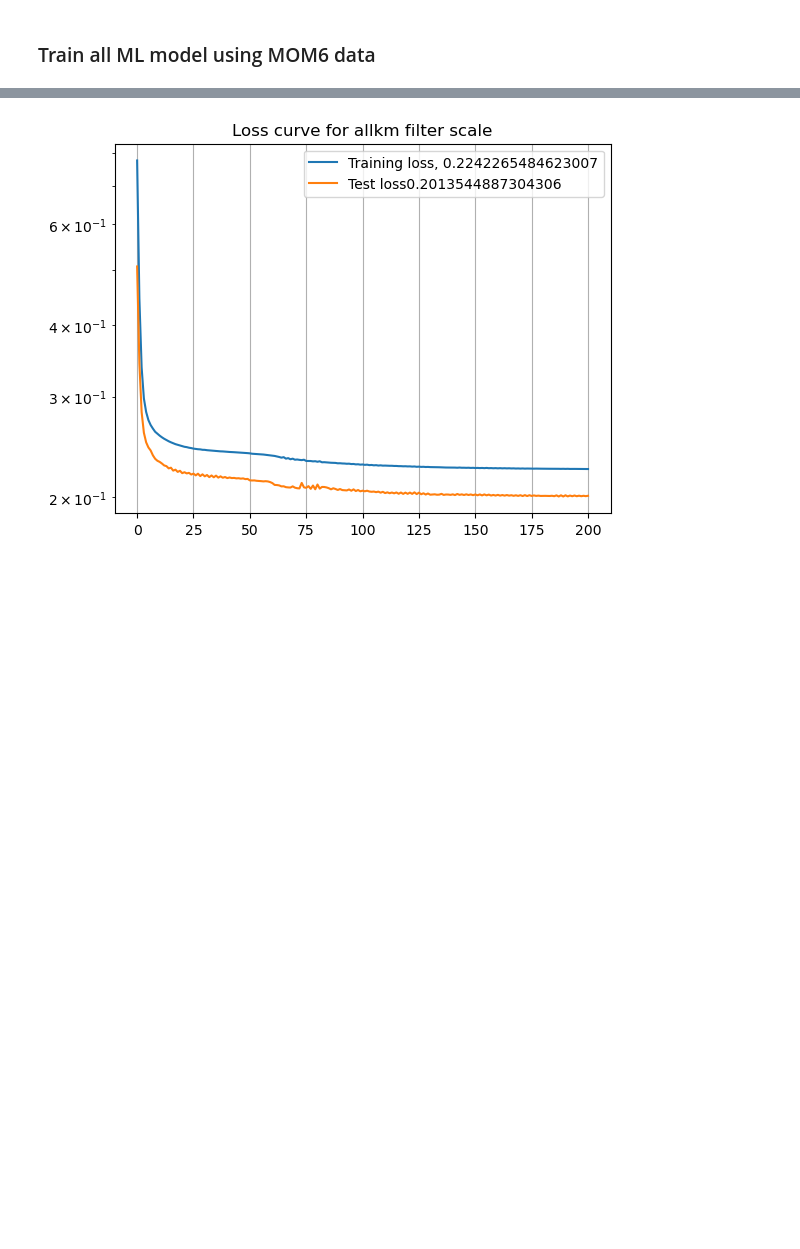
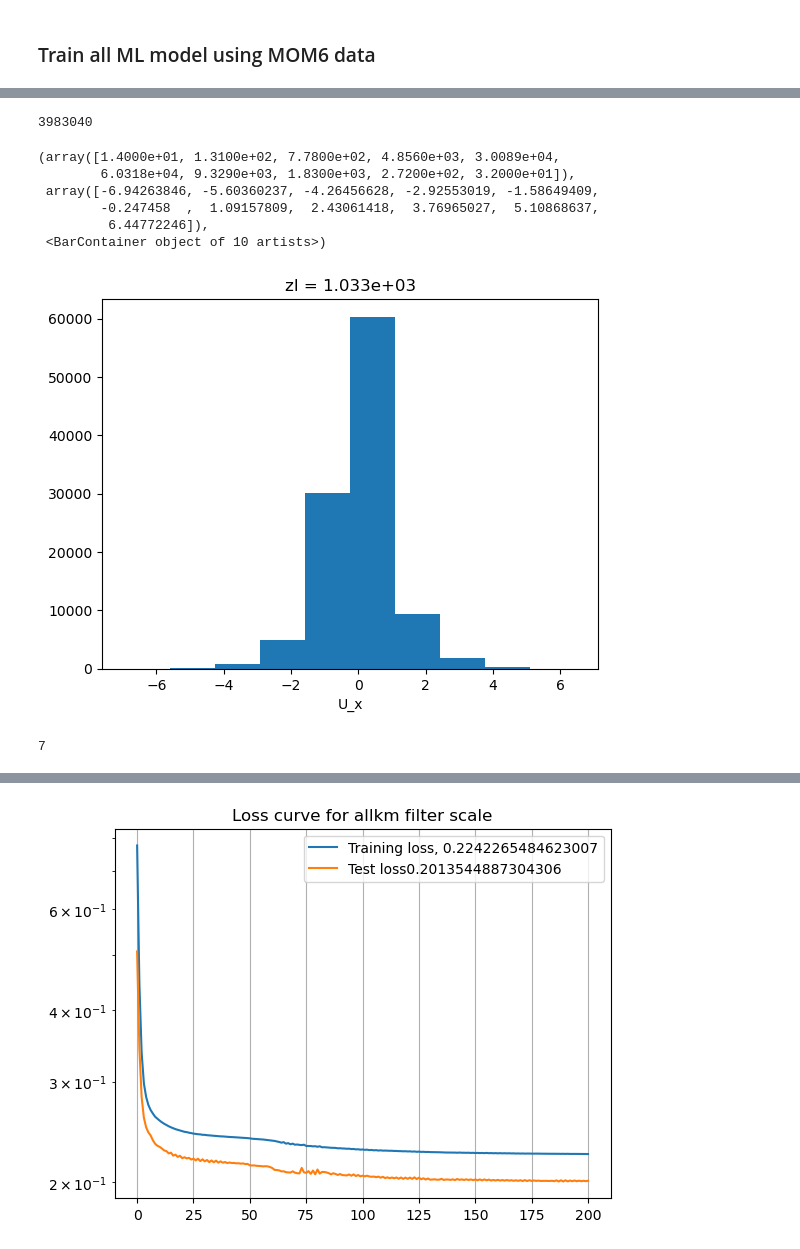
Before and after one commit to dhruvbalwada/mesoscale_buoyancy_param_ML, a Jupyter notebook: train_models/train_on_MOM6_data/train_MOM6_P2L_all_res_models.ipynb, the cells around one changed output, grey strips where cells are left out. Drawn from its saved outputs; the diff is of its cells as text; code cells hidden in the pictures; blank space fills up the shorter version.

```diff
--- a/train_models/train_on_MOM6_data/train_MOM6_P2L_all_res_models.ipynb
+++ b/train_models/train_on_MOM6_data/train_MOM6_P2L_all_res_models.ipynb
@@ -33,0 +56,2 @@ Test and train batches split. Number of batches: 37-5
+# %%
+ML_data.norm_factors.load()
@@ -34,3 +110,21 @@ Test and train batches split. Number of batches: 37-5
+# %%
+len(ML_data.ds_train.points)
+# %% [output]
+3983040
+# %%
+ML_data.bgen_train[0].U_x.plot.hist()
+# %% [output]
+(array([1.4000e+01, 1.3100e+02, 7.7800e+02, 4.8560e+03, 3.0089e+04,
+        6.0318e+04, 9.3290e+03, 1.8300e+03, 2.7200e+02, 3.2000e+01]),
+ array([-6.94263846, -5.60360237, -4.26456628, -2.92553019, -1.58649409,
+        -0.247458  ,  1.09157809,  2.43061418,  3.76965027,  5.10868637,
+         6.44772246]),
+ <BarContainer object of 10 artists>)
+[figure, added]
+# %%
+len(ML_data.input_channels)
+# %% [output]
+7
 # %%
 # Setup ML model
 ANN_model = ML_classes.ANN(shape=[36,36,2],num_in = len(ML_data.input_channels))
```
Also changed, not shown: parts of 11 cells of this notebook, 5 other files.
